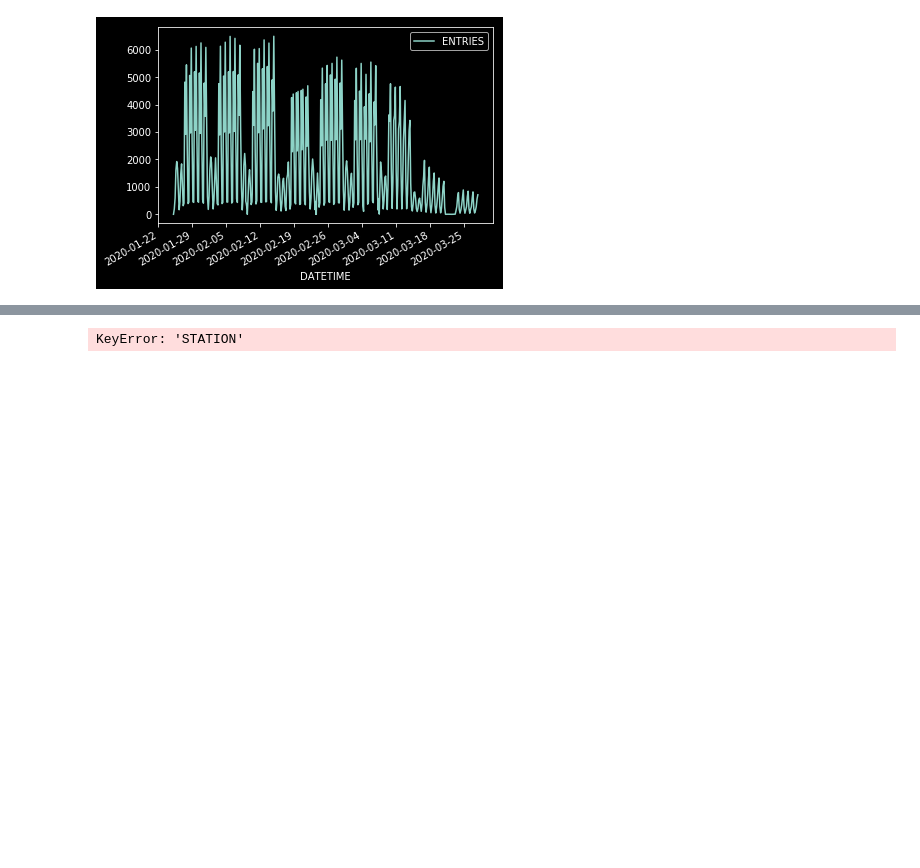
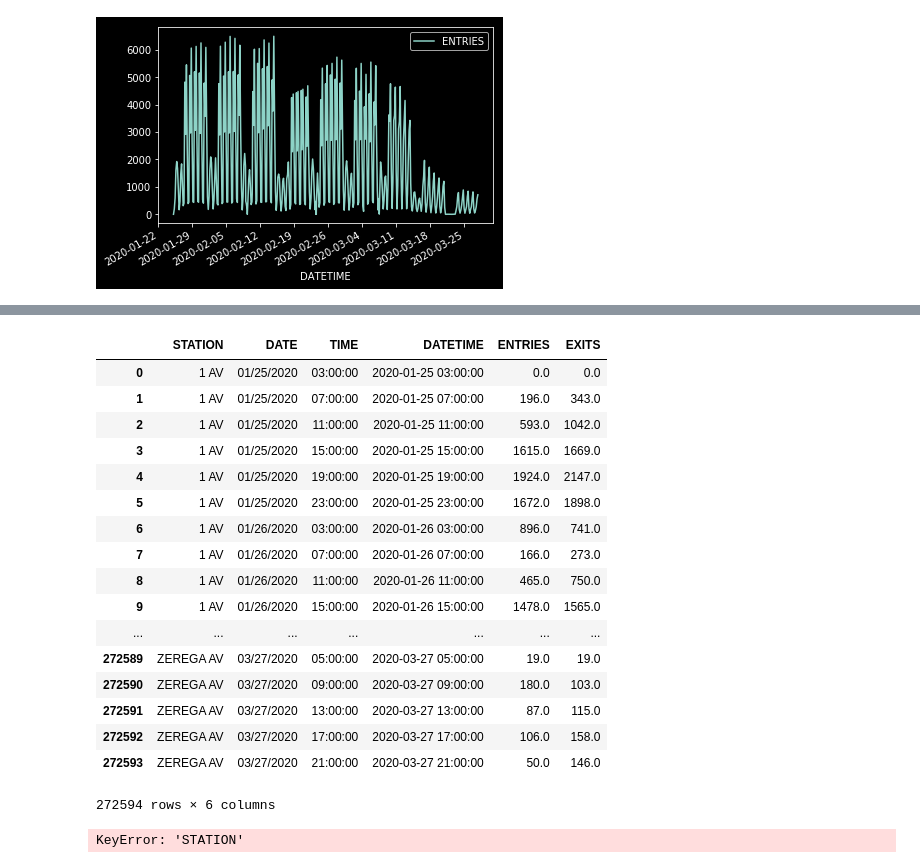
Before and after one commit to mjang2000/covid-data-challenge, a Jupyter notebook: raw_data/turnstile_data/Untitled.ipynb, the cells around one changed output, grey strips where cells are left out. Drawn from its saved outputs; the diff is of its cells as text; code cells hidden in the pictures; blank space fills up the shorter version.

Commit message:
Exits and entries every 4 hours by station. DF outputs to turnstile_hourly.csv

```diff
--- a/raw_data/turnstile_data/Untitled.ipynb
+++ b/raw_data/turnstile_data/Untitled.ipynb
@@ -262,12 +283,12 @@ turnstile_concat_two
 # %%
 rows = []
 for scp, elem in tqdm_notebook(turnstile_concat_two.groupby(level = [0,1,2])):
-    x = elem["ENTR DIFF"].sum()
+    x = elem["EXIT DIFF"].sum()
     row = list(scp)
     datetime = parse(row[1] + " " + row[2])
     row.append(datetime)
     row.append(x)
     rows.append(row)
 
-turnstyle_hourly_two = pd.DataFrame(rows, columns = ["STATION", "DATE", "TIME", "DATETIME", "ENTRIES"])
+turnstyle_hourly_two = pd.DataFrame(rows, columns = ["STATION", "DATE", "TIME", "DATETIME", "EXITS"])
 turnstyle_hourly_two
@@ -273,0 +315,22 @@ turnstyle_hourly_two
+# %%
+turnstile_hourly = turnstyle_hourly.merge(turnstyle_hourly_two, on = ["STATION", "DATE", "TIME", "DATETIME"])
+turnstile_hourly
+# %% [output]
+|  | STATION | DATE | TIME | DATETIME | ENTRIES | EXITS |
+| 0 | 1 AV | 01/25/2020 | 03:00:00 | 2020-01-25 03:00:00 | 0.0 | 0.0 |
+| 1 | 1 AV | 01/25/2020 | 07:00:00 | 2020-01-25 07:00:00 | 196.0 | 343.0 |
+| 2 | 1 AV | 01/25/2020 | 11:00:00 | 2020-01-25 11:00:00 | 593.0 | 1042.0 |
+| 3 | 1 AV | 01/25/2020 | 15:00:00 | 2020-01-25 15:00:00 | 1615.0 | 1669.0 |
+| 4 | 1 AV | 01/25/2020 | 19:00:00 | 2020-01-25 19:00:00 | 1924.0 | 2147.0 |
+| 5 | 1 AV | 01/25/2020 | 23:00:00 | 2020-01-25 23:00:00 | 1672.0 | 1898.0 |
+| 6 | 1 AV | 01/26/2020 | 03:00:00 | 2020-01-26 03:00:00 | 896.0 | 741.0 |
+| 7 | 1 AV | 01/26/2020 | 07:00:00 | 2020-01-26 07:00:00 | 166.0 | 273.0 |
+| 8 | 1 AV | 01/26/2020 | 11:00:00 | 2020-01-26 11:00:00 | 465.0 | 750.0 |
+| 9 | 1 AV | 01/26/2020 | 15:00:00 | 2020-01-26 15:00:00 | 1478.0 | 1565.0 |
+| ... | ... | ... | ... | ... | ... | ... |
+| 272589 | ZEREGA AV | 03/27/2020 | 05:00:00 | 2020-03-27 05:00:00 | 19.0 | 19.0 |
+| 272590 | ZEREGA AV | 03/27/2020 | 09:00:00 | 2020-03-27 09:00:00 | 180.0 | 103.0 |
+| 272591 | ZEREGA AV | 03/27/2020 | 13:00:00 | 2020-03-27 13:00:00 | 87.0 | 115.0 |
+| 272592 | ZEREGA AV | 03/27/2020 | 17:00:00 | 2020-03-27 17:00:00 | 106.0 | 158.0 |
+| 272593 | ZEREGA AV | 03/27/2020 | 21:00:00 | 2020-03-27 21:00:00 | 50.0 | 146.0 |
+272594 rows × 6 columns
```
Also changed, not shown: parts of 5 cells of this notebook, 2 other files.
